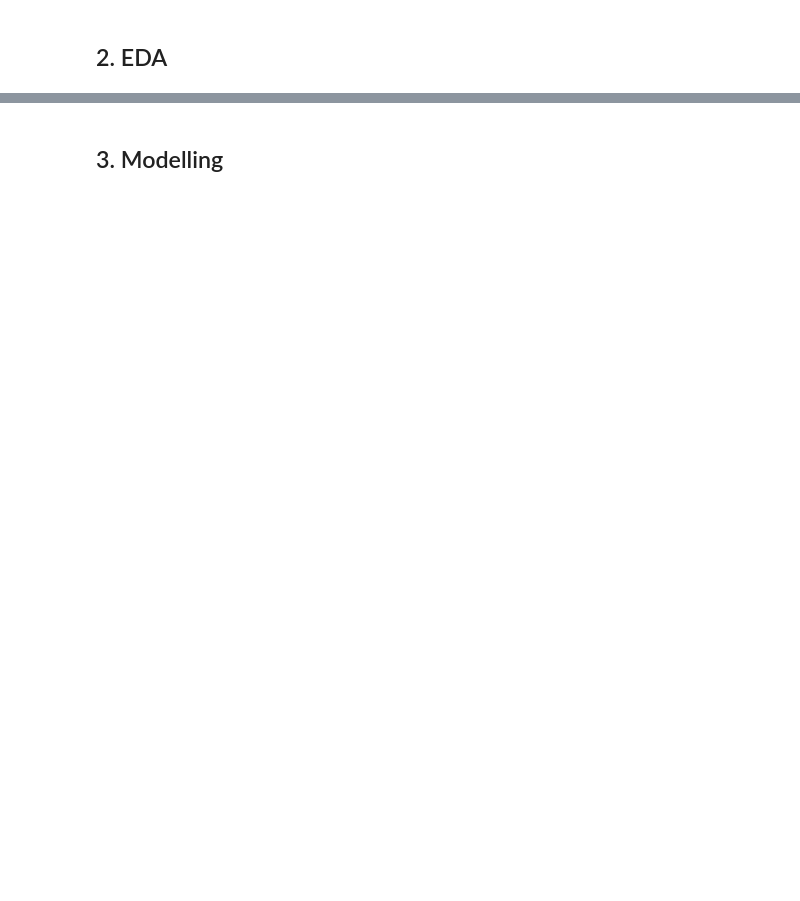
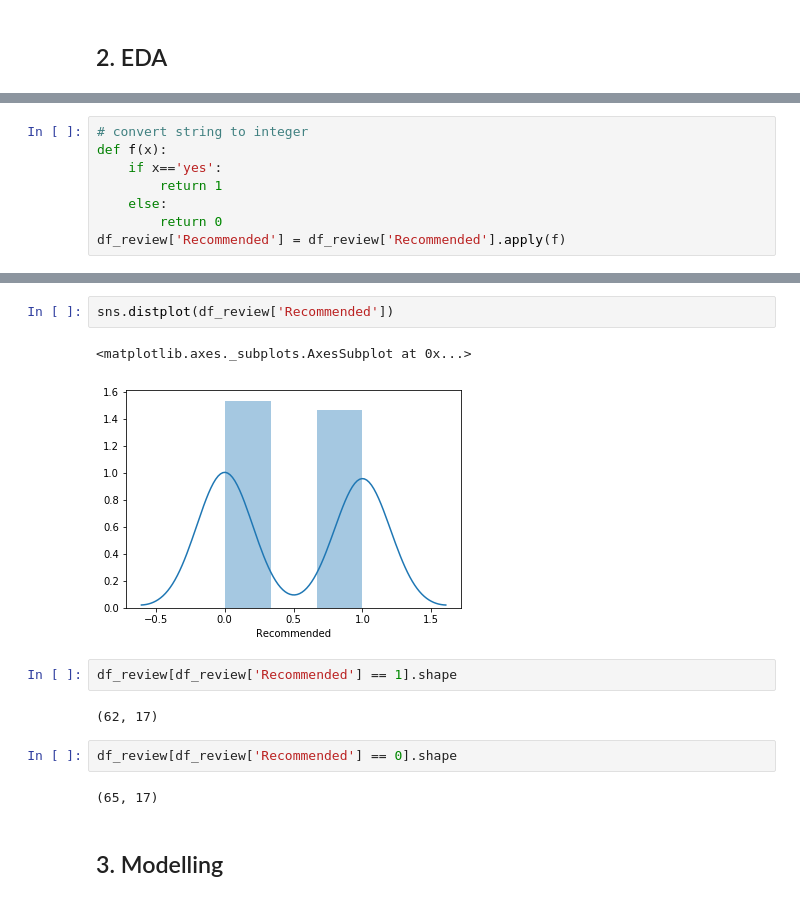
Before and after one commit to ck-unifr/german-wings-airline-challenge, a Jupyter notebook: german-wings-review.ipynb, the cells around one changed output, grey strips where cells are left out. Cells and saved outputs as stored; diff of their text form; blank space fills up the shorter version.

```diff
--- a/german-wings-review.ipynb
+++ b/german-wings-review.ipynb
@@ -192,0 +235,8 @@ df_review.head()
+# %%
+# convert string to integer
+def f(x):
+    if x=='yes':
+        return 1
+    else:
+        return 0
+df_review['Recommended'] = df_review['Recommended'].apply(f)
@@ -193,2 +255,15 @@ df_review.head()
+# %%
+sns.distplot(df_review['Recommended'])
+# %% [output]
+<matplotlib.axes._subplots.AxesSubplot at 0x...>
+[figure, added]
+# %%
+df_review[df_review['Recommended'] == 1].shape
+# %% [output]
+(62, 17)
+# %%
+df_review[df_review['Recommended'] == 0].shape
+# %% [output]
+(65, 17)
 # %% [markdown]
 ## 3. Modelling
```
Also changed, not shown: parts of 9 cells of this notebook.
